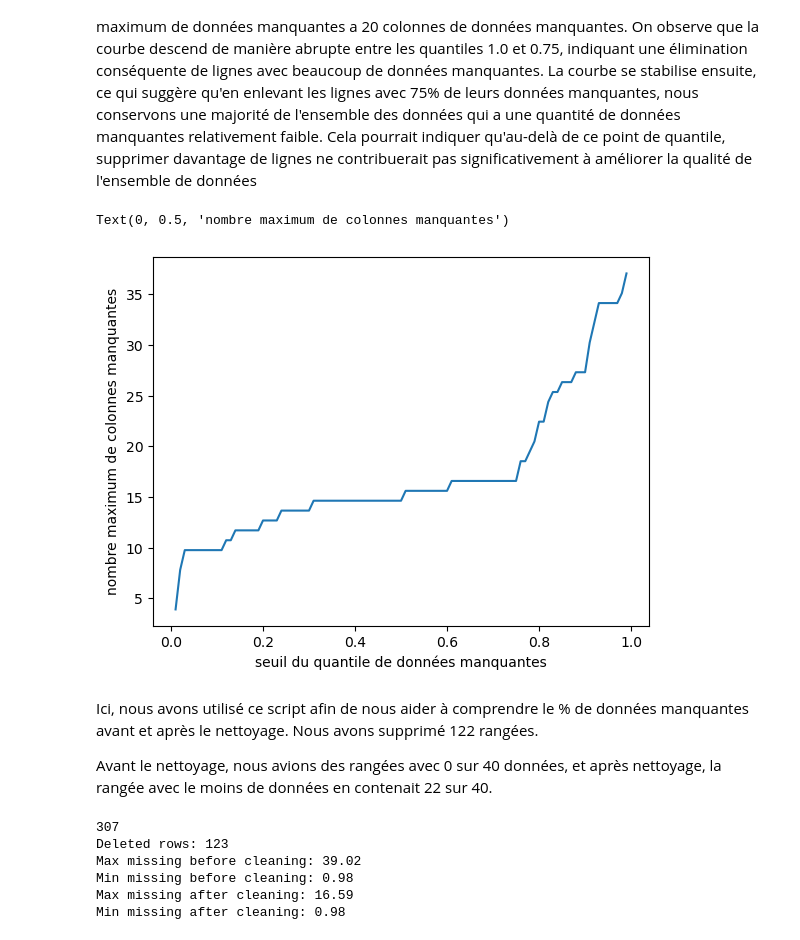
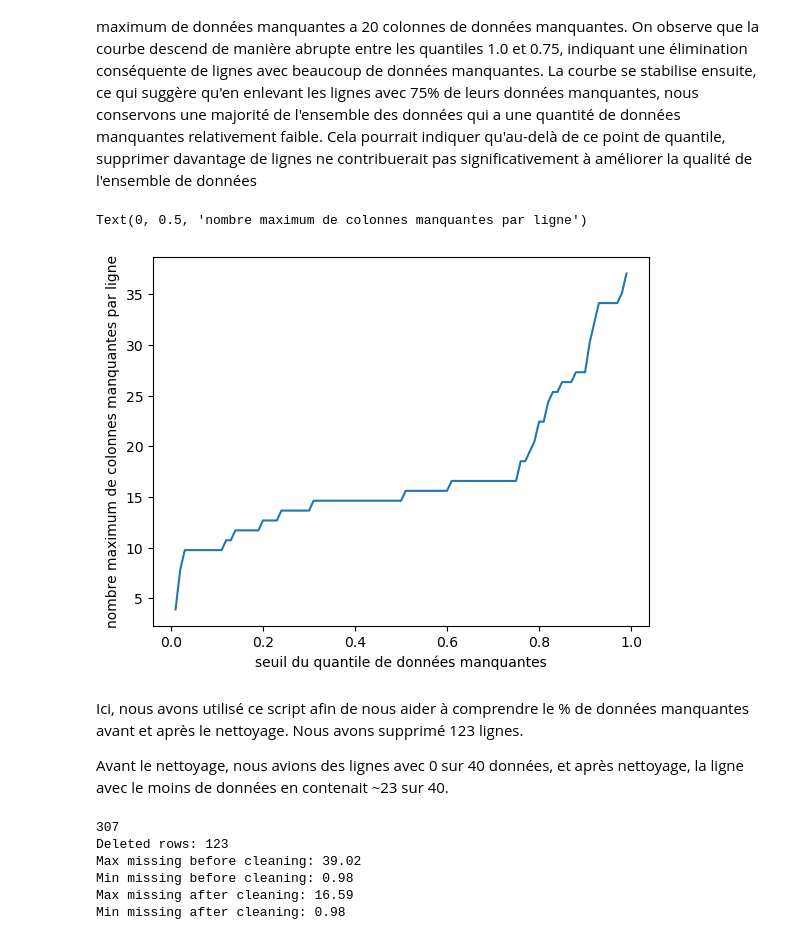
Before and after one commit to mildshield14/ift3700_tp, a Jupyter notebook: ift3700-projet-mergedDataFrame-notebook.ipynb, the cells around one changed output. Cells and saved outputs as stored; diff of their text form; code cells hidden in the pictures.

```diff
--- a/ift3700-projet-mergedDataFrame-notebook.ipynb
+++ b/ift3700-projet-mergedDataFrame-notebook.ipynb
@@ -52,8 +57,18 @@ def handle_percentage_range(value):
 def handle_backslash_value(value):
     if isinstance(value,str) and '/' in value:
         parts = value.split('/')
+        median_elements = []
+        median_elements.append(parts[0])
+        median = 0
+        for p in parts:
+            if isinstance(p,str) and "-" in p:
+                n = p.split("-")
+                median_elements.append(n[1])
         try:
-            return float(parts[0])
+            if(len(median_elements)>1):
+                return (float(median_elements[0]) + float(median_elements[1]))/2
+            else:
+                return float(median_elements[0])
         except ValueError:
             return value
     else:
@@ -358,7 +373,7 @@ Pour le cas spécifique de la colonne "% Buddhist" pour le pays Philippines, on
 # %%
 column_name = '% Buddhist'
 search_value = '<2'
-new_value = 1.5
+new_value = 1
 
 mask = (df['Country/Territory'] == 'Philippines') & (df[column_name] == search_value)
 
@@ -541,15 +556,15 @@ Le graphique présenté montre sur l'axe des ordonnées le nombre maximum de col
 # %%
 values, quantiles_step = evaluate_row_removal()
 pl.plot(quantiles_step, values)
 pl.xlabel("seuil du quantile de données manquantes")
-pl.ylabel("nombre maximum de colonnes manquantes")
+pl.ylabel("nombre maximum de colonnes manquantes par ligne")
 # %% [output]
-Text(0, 0.5, 'nombre maximum de colonnes manquantes')
+Text(0, 0.5, 'nombre maximum de colonnes manquantes par ligne')
-[figure, old version]
+[figure, new version]
 # %% [markdown]
-Ici, nous avons utilisé ce script afin de nous aider à comprendre le % de données manquantes avant et après le nettoyage. Nous avons supprimé 122 rangées.
+Ici, nous avons utilisé ce script afin de nous aider à comprendre le % de données manquantes avant et après le nettoyage. Nous avons supprimé 123 lignes.
 
-Avant le nettoyage, nous avions des rangées avec 0 sur 40 données, et après nettoyage, la rangée avec le moins de données en contenait 22 sur 40.
+Avant le nettoyage, nous avions des lignes avec 0 sur 40 données, et après nettoyage, la ligne avec le moins de données en contenait ~23 sur 40.
 # %%
 cleaned_df = merged_df
 original_rows = cleaned_df.shape[0]
```
Also changed, not shown: parts of 4 cells of this notebook, 1 other file.
